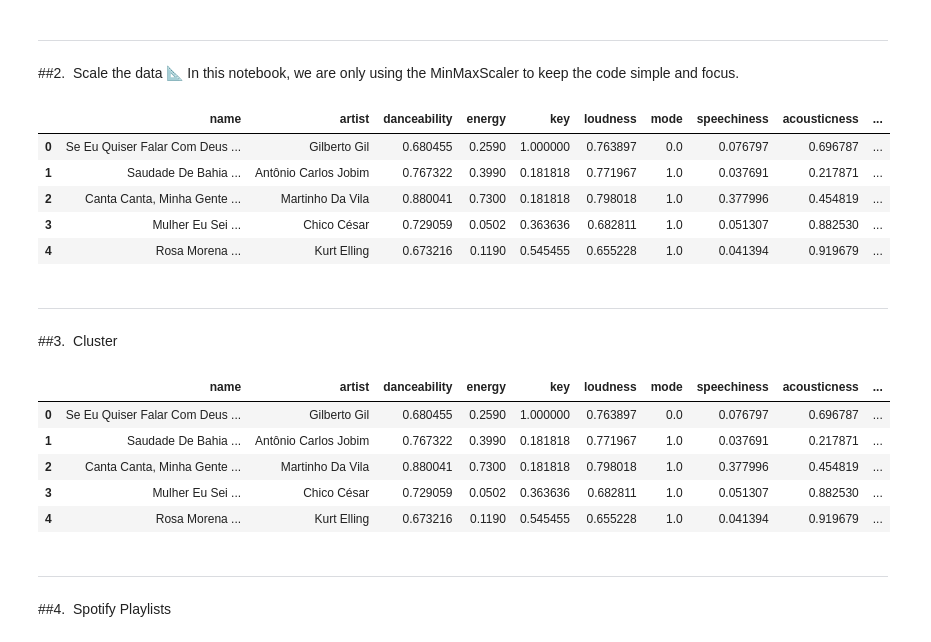
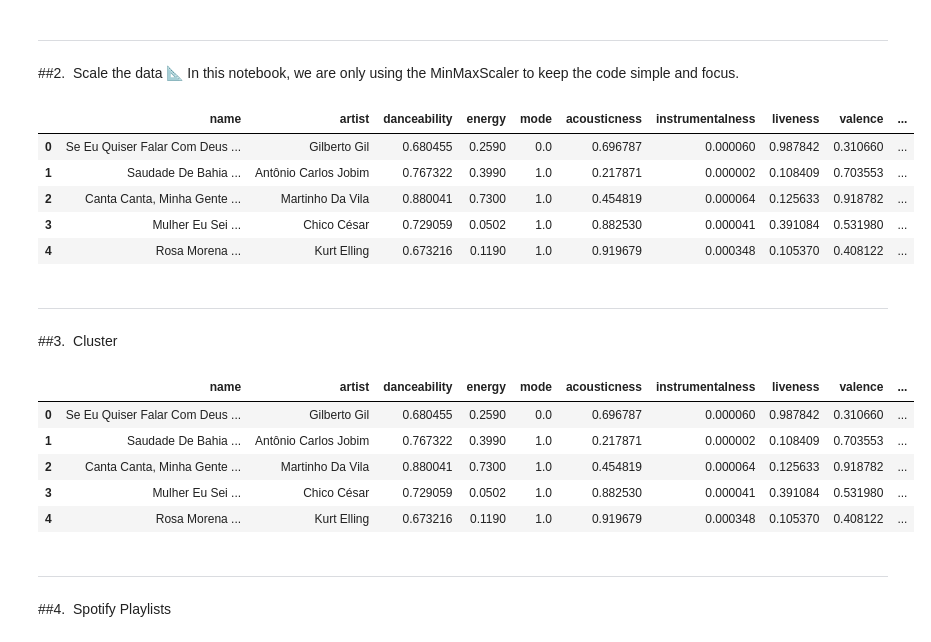
Before and after one commit to lippsmar/Data-Science-Bootcamp, a Jupyter notebook: 6_Unsupervised ML/Notebooks/6_1_7_posting_clusters_to_spotify.ipynb, the cells around one changed output. Saved outputs shown, nothing was run; the diff lists cells and outputs as text; code cells hidden in the pictures.

```diff
--- a/6_Unsupervised ML/Notebooks/6_1_7_posting_clusters_to_spotify.ipynb
+++ b/6_Unsupervised ML/Notebooks/6_1_7_posting_clusters_to_spotify.ipynb
@@ -23,7 +23,7 @@ songs_df = original_songs_df.copy()
 
 # data cleaning
 songs_df.columns = songs_df.columns.str.strip()
-songs_df = songs_df.drop(["type", "Unnamed: 0"], axis=1)
+songs_df = songs_df.drop(["type", "Unnamed: 0", "key", "loudness", "speechiness", "duration_ms", "time_signature"], axis=1)
 
 songs_df.head()
 # %% [output]
@@ -39,27 +39,26 @@ songs_df.head()
 In this notebook, we are only using the MinMaxScaler to keep the code simple and focus.
 # %%
 # These are features to scale
-to_scale = ['danceability', 'energy', 'key', 'loudness', 'mode', 'speechiness',
-            'acousticness', 'instrumentalness', 'liveness', 'valence', 'tempo',
-            'duration_ms', 'time_signature']
+to_scale = ['danceability', 'energy', 'mode',
+            'acousticness', 'instrumentalness', 'liveness', 'valence', 'tempo']
 
 # Now I take the columns I wish to scale, fit and transform them, and inject them back into my dataframe
 songs_df[to_scale] = MinMaxScaler().fit_transform(songs_df[to_scale])
 
 songs_df.head()
 # %% [output]
-|  | name | artist | danceability | energy | key | loudness | mode | speechiness | acousticness | ... |
-| 0 | Se Eu Quiser Falar Com Deus ... | Gilberto Gil | 0.680455 | 0.2590 | 1.000000 | 0.763897 | 0.0 | 0.076797 | 0.696787 | ... |
-| 1 | Saudade De Bahia ... | Antônio Carlos Jobim | 0.767322 | 0.3990 | 0.181818 | 0.771967 | 1.0 | 0.037691 | 0.217871 | ... |
-| 2 | Canta Canta, Minha Gente ... | Martinho Da Vila | 0.880041 | 0.7300 | 0.181818 | 0.798018 | 1.0 | 0.377996 | 0.454819 | ... |
-| 3 | Mulher Eu Sei ... | Chico César | 0.729059 | 0.0502 | 0.363636 | 0.682811 | 1.0 | 0.051307 | 0.882530 | ... |
-| 4 | Rosa Morena ... | Kurt Elling | 0.673216 | 0.1190 | 0.545455 | 0.655228 | 1.0 | 0.041394 | 0.919679 | ... |
+|  | name | artist | danceability | energy | mode | acousticness | instrumentalness | liveness | valence | ... |
+| 0 | Se Eu Quiser Falar Com Deus ... | Gilberto Gil | 0.680455 | 0.2590 | 0.0 | 0.696787 | 0.000060 | 0.987842 | 0.310660 | ... |
+| 1 | Saudade De Bahia ... | Antônio Carlos Jobim | 0.767322 | 0.3990 | 1.0 | 0.217871 | 0.000002 | 0.108409 | 0.703553 | ... |
+| 2 | Canta Canta, Minha Gente ... | Martinho Da Vila | 0.880041 | 0.7300 | 1.0 | 0.454819 | 0.000064 | 0.125633 | 0.918782 | ... |
+| 3 | Mulher Eu Sei ... | Chico César | 0.729059 | 0.0502 | 1.0 | 0.882530 | 0.000041 | 0.391084 | 0.531980 | ... |
+| 4 | Rosa Morena ... | Kurt Elling | 0.673216 | 0.1190 | 1.0 | 0.919679 | 0.000348 | 0.105370 | 0.408122 | ... |
 # %% [markdown]
 ---
 ##3.&nbsp; Cluster
 # %%
 # Initialise the model
-n_clusters = 2
+n_clusters = 25
 my_kmeans = KMeans(n_clusters=n_clusters,
                    n_init="auto",
                    random_state = 123)
@@ -75,12 +74,12 @@ songs_df["cluster"] = clusters
 
 songs_df.head()
 # %% [output]
-|  | name | artist | danceability | energy | key | loudness | mode | speechiness | acousticness | ... |
-| 0 | Se Eu Quiser Falar Com Deus ... | Gilberto Gil | 0.680455 | 0.2590 | 1.000000 | 0.763897 | 0.0 | 0.076797 | 0.696787 | ... |
-| 1 | Saudade De Bahia ... | Antônio Carlos Jobim | 0.767322 | 0.3990 | 0.181818 | 0.771967 | 1.0 | 0.037691 | 0.217871 | ... |
-| 2 | Canta Canta, Minha Gente ... | Martinho Da Vila | 0.880041 | 0.7300 | 0.181818 | 0.798018 | 1.0 | 0.377996 | 0.454819 | ... |
-| 3 | Mulher Eu Sei ... | Chico César | 0.729059 | 0.0502 | 0.363636 | 0.682811 | 1.0 | 0.051307 | 0.882530 | ... |
-| 4 | Rosa Morena ... | Kurt Elling | 0.673216 | 0.1190 | 0.545455 | 0.655228 | 1.0 | 0.041394 | 0.919679 | ... |
+|  | name | artist | danceability | energy | mode | acousticness | instrumentalness | liveness | valence | ... |
+| 0 | Se Eu Quiser Falar Com Deus ... | Gilberto Gil | 0.680455 | 0.2590 | 0.0 | 0.696787 | 0.000060 | 0.987842 | 0.310660 | ... |
+| 1 | Saudade De Bahia ... | Antônio Carlos Jobim | 0.767322 | 0.3990 | 1.0 | 0.217871 | 0.000002 | 0.108409 | 0.703553 | ... |
+| 2 | Canta Canta, Minha Gente ... | Martinho Da Vila | 0.880041 | 0.7300 | 1.0 | 0.454819 | 0.000064 | 0.125633 | 0.918782 | ... |
+| 3 | Mulher Eu Sei ... | Chico César | 0.729059 | 0.0502 | 1.0 | 0.882530 | 0.000041 | 0.391084 | 0.531980 | ... |
+| 4 | Rosa Morena ... | Kurt Elling | 0.673216 | 0.1190 | 1.0 | 0.919679 | 0.000348 | 0.105370 | 0.408122 | ... |
 # %% [markdown]
 ---
 ##4.&nbsp; Spotify Playlists
```
Also changed, not shown: parts of 8 cells of this notebook, 17 other files.
